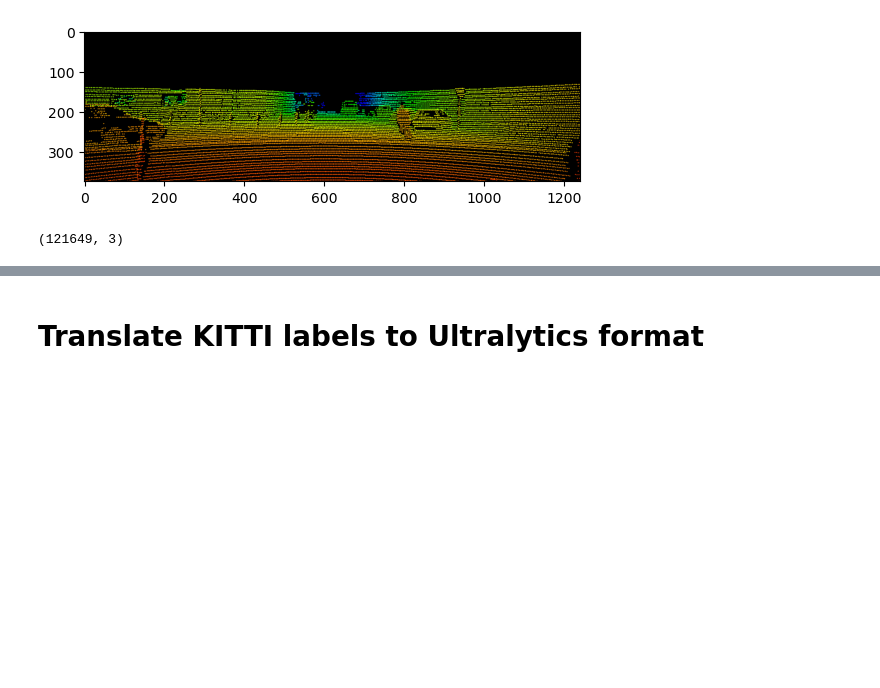
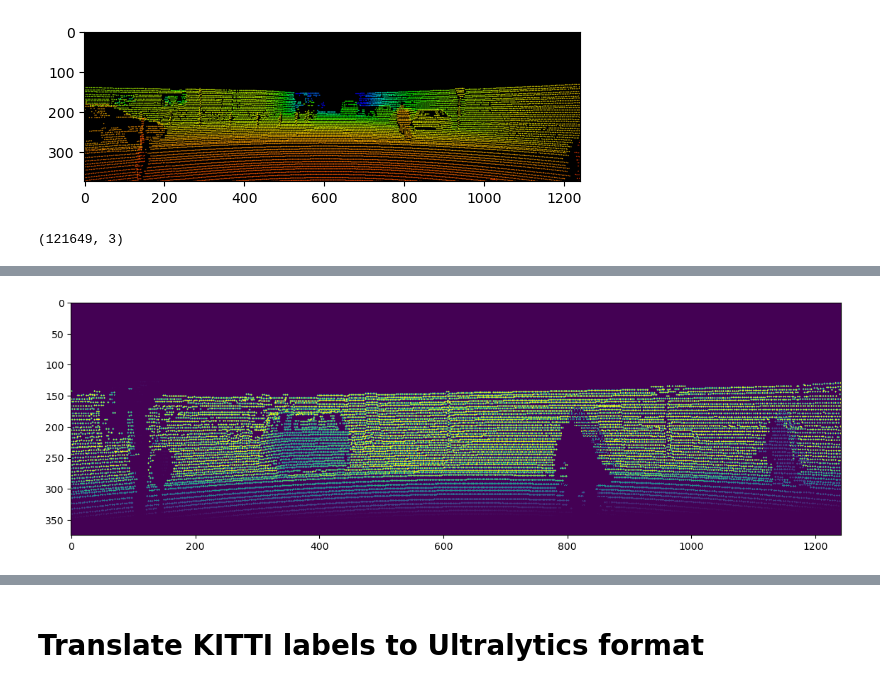
Before and after one commit to AGH-CEAI/automotive-tracking, a Jupyter notebook: examples/detect_and_track_YOLO.ipynb, the cells around one changed output, grey strips where cells are left out. Cells and saved outputs as stored; diff of their text form; code cells hidden in the pictures; blank space fills up the shorter version.

```diff
--- a/examples/detect_and_track_YOLO.ipynb
+++ b/examples/detect_and_track_YOLO.ipynb
@@ -239,6 +268,8 @@ plt.imshow(image)
 #     result.save(filename="result.jpg")  # save to disk
 # %% [markdown]
 Using a camera image with projected lidar data
+# %%
+model = YOLO("../models/yolov8n_trained_on_lidar_KITTI.pt")
 # %%
 def print_projection_plt(points, color, image, velo_only=False):
     """ project converted velodyne points into camera image """
@@ -616,0 +554,18 @@ FileNotFoundError: [Errno 2] No such file or directory: '/kaggle/input/kitti-dat
+# %%
+def get_lidar_in_image_fov(
+    pc_velo, calib, xmin, ymin, xmax, ymax, return_more=False, clip_distance=2.0
+):
+    """ Filter lidar points, keep those in image FOV """
+    pts_2d = calib.project_velo_to_image(pc_velo)
+    fov_inds = (
+        (pts_2d[:, 0] < xmax)
+        & (pts_2d[:, 0] >= xmin)
+        & (pts_2d[:, 1] < ymax)
+        & (pts_2d[:, 1] >= ymin)
+    )
+    fov_inds = fov_inds & (pc_velo[:, 0] > clip_distance)
+    imgfov_pc_velo = pc_velo[fov_inds, :]
+    if return_more:
+        return imgfov_pc_velo, pts_2d, fov_inds
+    else:
+        return imgfov_pc_velo
@@ -617,2 +614,26 @@ FileNotFoundError: [Errno 2] No such file or directory: '/kaggle/input/kitti-dat
+# %%
+
+import sys
+sys.path.append("../utils/") # Adds utils python modules path.
+import kitti_util as utils
+import numpy as np
+import matplotlib.pyplot as plt
+import cv2
+
+
+width=1242
+height=375
+lidar_point_cloud = get_lidar(point_cloud_only=True)
+lidar_distance = get_lidar(distance_only=True)
+calibration = utils.Calibration("../datasets/KITTI/training/calib/0000.txt")
+img_lidar = show_lidar_on_image(pc_velo=lidar_point_cloud, img=np.zeros((height,width)), calib=calibration, img_width=width, img_height=height)
+# img_lidar = cv2.cvtColor(img_lidar, cv2.COLOR_BGR2RGB)
+
+fig_lidar = plt.figure(figsize=(14, 7))
+ax_lidar = fig_lidar.subplots()
+ax_lidar.imshow(img_lidar)
+plt.show()
+# %% [output]
+[figure, added]
 # %%
 # %% [output]
```
Also changed, not shown: parts of 56 cells of this notebook.
